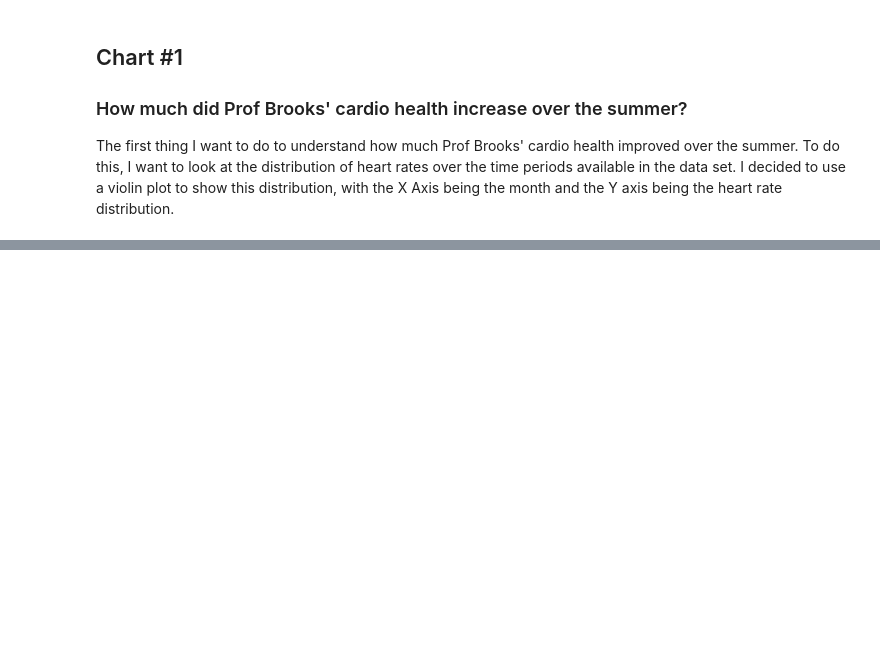
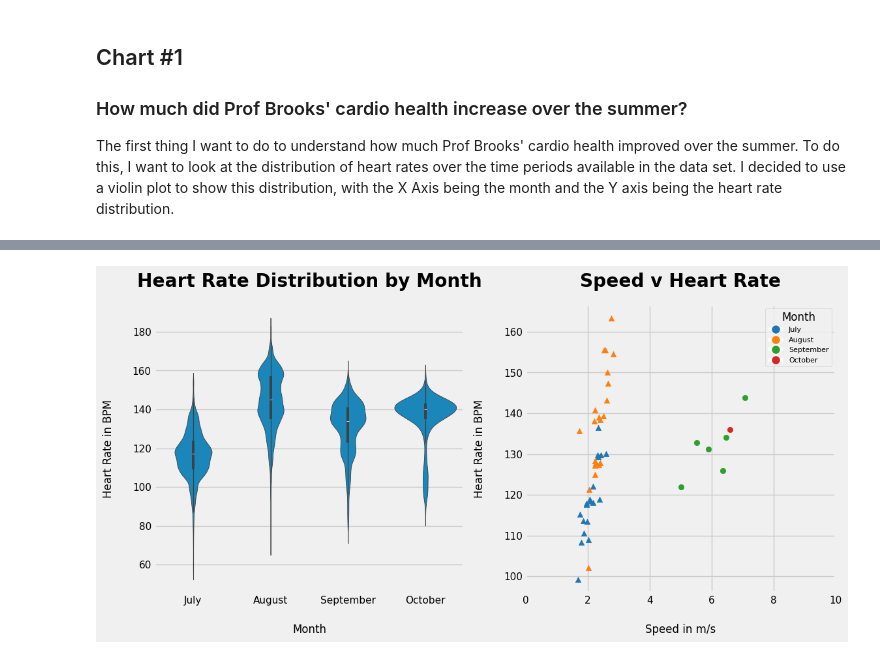
Before and after one commit to grantajason/SIADS-521-Assignment-4, a Jupyter notebook: gajason-siads521-a4.ipynb, the cells around one changed output, grey strips where cells are left out. Cells and saved outputs as stored; diff of their text form; code cells hidden in the pictures; blank space fills up the shorter version.

Commit message:
created chart 2

```diff
--- a/gajason-siads521-a4.ipynb
+++ b/gajason-siads521-a4.ipynb
@@ -75,0 +81,2 @@ TypeError: cardio_health_violin() missing 1 required positional argument: 'ax'
+# %%
+speed = strava.groupby('date').agg({'enhanced_speed': 'mean', 'heart_rate': 'mean'}).reset_index()
@@ -75,0 +96,24 @@ TypeError: cardio_health_violin() missing 1 required positional argument: 'ax'
+# %%
+def activity_scatter(ax):
+    activity = speed.copy()
+
+    # identify mappings for each categorical mark
+    color_map = {'July': 'tab:blue', 'August': 'tab:orange', 'September': 'tab:green', 'October': 'tab:red'}
+    marker_map = {'Running': '^', 'Biking': 'o'}
+
+    # generate scatter given two categorical encodings
+    for i in range(len(activity)):
+        ax.scatter(x=activity['enhanced_speed'].iloc[i],
+                   y=activity['heart_rate'].iloc[i],
+                   c=color_map[activity['month'].iloc[i]],
+                   marker=marker_map[activity['activity'].iloc[i]])
+
+    # create legend handle
+    legend_handles = [Line2D([0], [0], marker='o', color='w', markerfacecolor=color, markersize=10, label=month)
+                      for month, color in color_map.items()]
+
+    ax.legend(handles=legend_handles, title='Month', prop={'size': 8})
+    ax.set_title('Speed v Heart Rate', pad=20, fontweight='bold')
+    ax.set_xlim(0,10)
+    ax.set_xlabel('Speed in m/s', labelpad=20, fontsize=12)
+    ax.set_ylabel('Heart Rate in BPM', labelpad=20, fontsize=12)
@@ -75,0 +128,20 @@ TypeError: cardio_health_violin() missing 1 required positional argument: 'ax'
+# %%
+def create_dashboard():
+
+    clear_output(wait=True)
+    plt.style.use('fivethirtyeight')
+    fig = plt.figure(figsize=(12,12))
+    gs = fig.add_gridspec(2,2)
+
+    ax1 = fig.add_subplot(gs[0, 0])
+    fig.sca(ax1)
+    cardio_health_violin(ax1)
+
+    ax2 = fig.add_subplot(gs[0, 1])
+    fig.sca(ax2)
+    activity_scatter(ax2)
+
+dashboard = create_dashboard()
+dashboard
+# %% [output]
+[figure, added]
```
Also changed, not shown: parts of 9 cells of this notebook.
